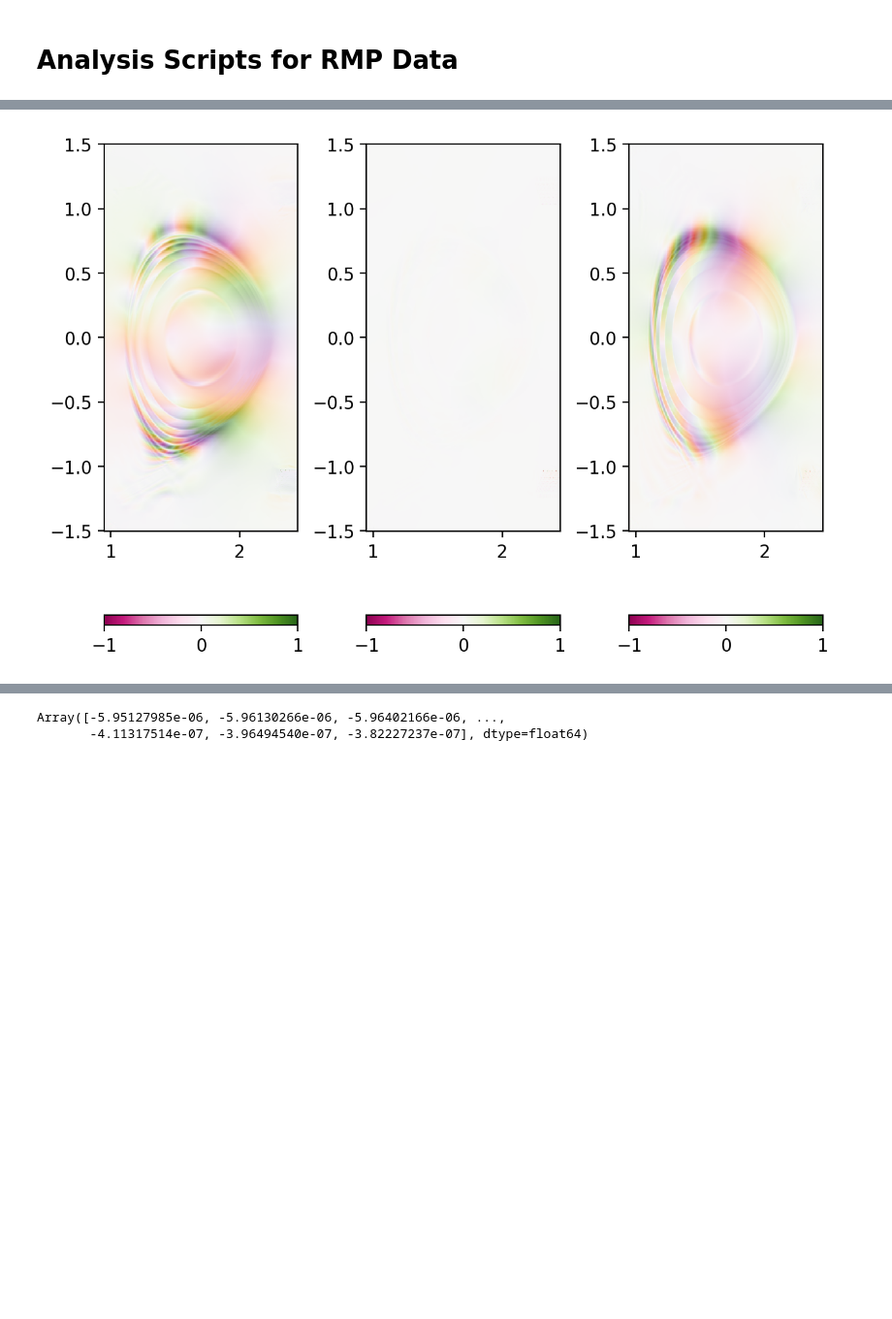
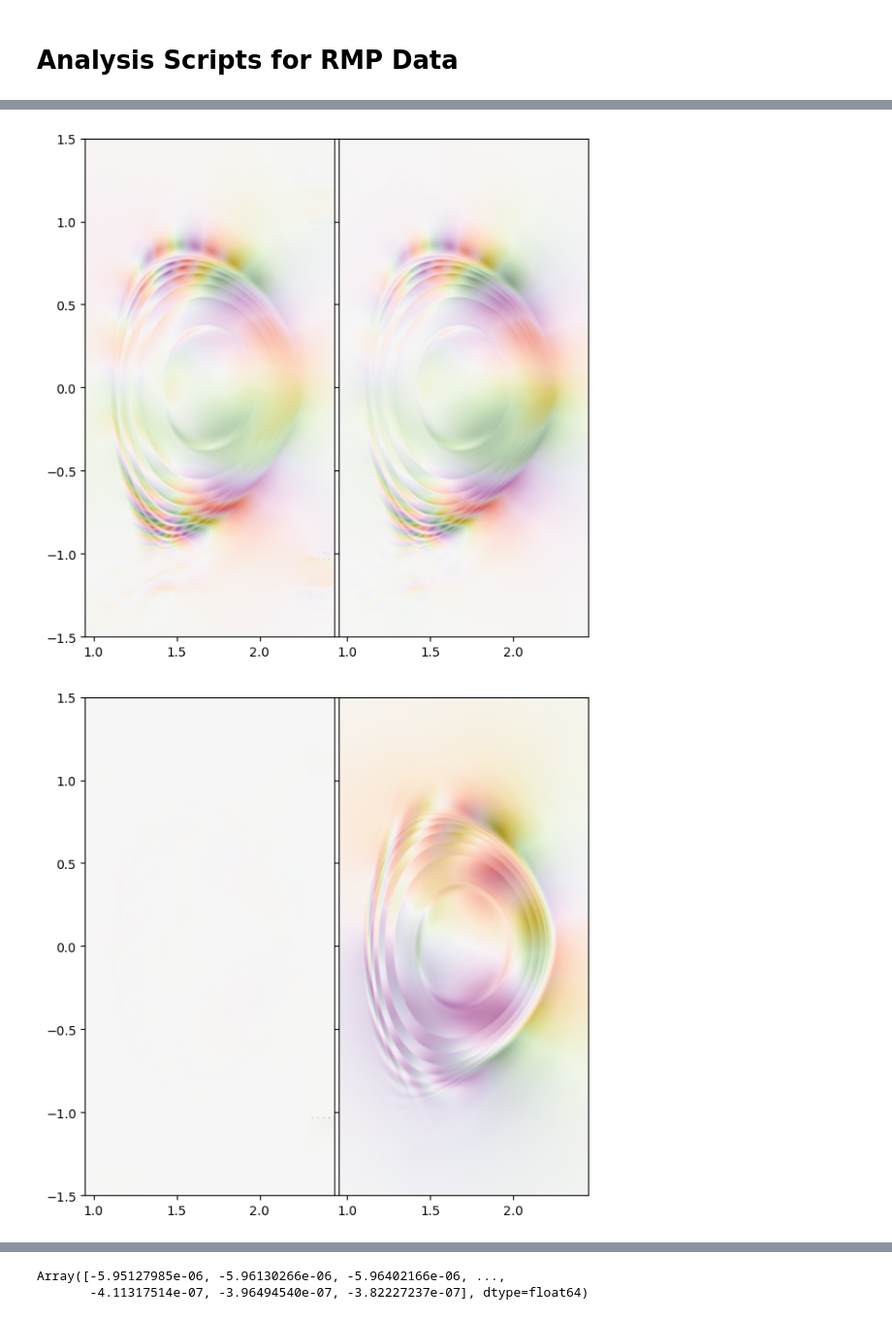
Before and after one commit to Maplenormandy/c1lgkt-jax, a Jupyter notebook: bin/rmp_analysis.ipynb, the cells around one changed output, grey strips where cells are left out. Shown at 97% size. Saved outputs shown, nothing was run; the diff lists cells and outputs as text; code cells hidden in the pictures; blank space fills up the shorter version.

```diff
--- a/bin/rmp_analysis.ipynb
+++ b/bin/rmp_analysis.ipynb
@@ -39,6 +42,6 @@ import c1lgkt.jax.particles.particle_tools as particle_tools
 # %%
 # %% Load equilibrium and set up clebsch mapping
-eq = Equilibrium.from_gfile('./tests/g204386.03600')
+eq = Equilibrium.from_gfile('./scratch/data/g204386.03600')
 
 clebsch_builder = ClebschMappingBuilder()
 theta_map = clebsch_builder.build_theta_map(eq)
@@ -71,6 +74,6 @@ plt.pcolormesh(rplot, zplot, jnp.cos(3*alphaplot), linewidths=0.5, cmap='PiYG')
 # %%
 # %% Load the RMP data
-rmp_data = Dataset('./tests/204386_3600_512x12x512_response_data.nc', 'r')
+rmp_data = Dataset('./scratch/data/204386_3600_512x12x512_response_data.nc', 'r')
 #rmp_data = Dataset('./tests/204386_3600_response_data.nc', 'r')
 
 rgrid = rmp_data['R'][:]
@@ -133,32 +110,61 @@ plt.tight_layout()
 # %%
 
 # %% Plot the n=3 component of the RMP fields computed from A_parallel
 #plt.figure(dpi=300)
 
-# Set up interpolator
+# Set up interpolators
 apar = jnp.array(rmp_data_fft['del_Apar'][:,3,:])
-interp_apar = interpax.Interpolator2D(rgrid.filled(), zgrid.filled(), apar, method='cubic')
+interp_apar = interpax.Interpolator2D(rgrid.filled(), zgrid.filled(), jnp.array([-apar]).transpose(1, 2, 0), method='cubic')
+interp_phi = interpax.Interpolator2D(rgrid.filled(), zgrid.filled(), jnp.array([rmp_data_fft['del_phi'][:,3,:]]).transpose(1, 2, 0), method='cubic')
+
+field = RZFourierFieldProvider(
+    n = jnp.array([3]),
+    omega = jnp.array([0.0]),
+    interp_phi_coefs = interp_phi,
+    interp_apar_coefs = interp_apar,
+)
 
 # Compute the RMP fields from A_parallel
-apar_flat = apar.flatten()
 rplot, zplot = jnp.meshgrid(rgrid.filled(), zgrid.filled(), indexing='ij')
 rflat, zflat = rplot.flatten(), zplot.flatten()
-dapar_dr = interp_apar(rflat, zflat, dx=1)
-dapar_dz = interp_apar(rflat, zflat, dy=1)
+
 psi_ev, ff_ev = eq.compute_psi_and_ff(rflat, zflat)
 bv, bu, modb, gradmodb, curlbu = eq.compute_geom_terms(rflat, psi_ev, ff_ev)
-nabla_apar = jnp.array([dapar_dr, 3j * apar_flat / rflat, dapar_dz])
+
+field_eval_re = field.value_and_grad(0.0, rflat, jnp.zeros_like(rflat), zflat, psi_ev)
+field_eval_im = field.value_and_grad(0.0, rflat, jnp.full_like(rflat, jnp.pi/6), zflat, psi_ev)
+
+# Combine the real and imaginary parts into a complex field
+field_eval = jtu.tree_map(lambda re, im: re + 1j * im, field_eval_re, field_eval_im)
+
+# Unpack fields
+(phi_flat, apar_flat), ((dphi_dr, dphi_dvarphi, dphi_dz), (dapar_dr, dapar_dvarphi, dapar_dz)) = field_eval
+
+# %% Actually compare fields
+nabla_apar = jnp.array([dapar_dr, dapar_dvarphi / rflat, dapar_dz])
 del_b = jnp.cross(nabla_apar, bv, axis=0) + apar_flat * curlbu
 
+## Plot
+def reim_color(z):
+    vmax = jnp.max(jnp.abs(z))
+    norm = mpl.colors.CenteredNorm(halfrange=vmax)
+    real_part = mpl.cm.PiYG(norm(jnp.real(z)))
+    imag_part = mpl.cm.PuOr(norm(jnp.imag(z)))
+    # Blend the real and imaginary parts together
+    blended = jnp.sqrt((real_part**2 + imag_part**2)/2)
+    return blended
 
-plt.figure(dpi=200)
-for i in [0, 2, 1]:
-    ax = plt.subplot(1, 3, i+1)
-    #eq.plot_magnetic_geometry(ax, alpha=0.25)rmp_data['del_phi'][:,0,:]
-    plt.pcolormesh(rgrid, zgrid, reim_color(del_b[i,:].reshape(rplot.shape).T), shading='auto', norm=mpl.colors.CenteredNorm(), cmap='PiYG')
-    plt.colorbar(location='bottom')
-    ax.set_aspect('equal')
+for i, key in enumerate(['del_B_del_Br', 'del_B_del_Bt', 'del_B_del_Bz']):
+    fig, axs = plt.subplots(1, 2, sharex=True, sharey=True, figsize=(6, 6), dpi=100)
 
-plt.tight_layout()
+    ax = axs[0]
+    ax.imshow(reim_color(del_b[i,:].reshape(rplot.shape).T), extent=(rgrid[0], rgrid[-1], zgrid[0], zgrid[-1]), origin='lower', aspect='equal')
+
+    ax = axs[1]
+    ax.imshow(reim_color(rmp_data_fft[key][:,3,:].T), extent=(rgrid[0], rgrid[-1], zgrid[0], zgrid[-1]), origin='lower', aspect='equal')
+
+    plt.tight_layout(pad=0.0)
+    plt.show()
 # %% [output]
-[figure, old version]
+[figure, new version]
+[figure, added]
```
Also changed, not shown: parts of 6 cells of this notebook, 4 other files.
